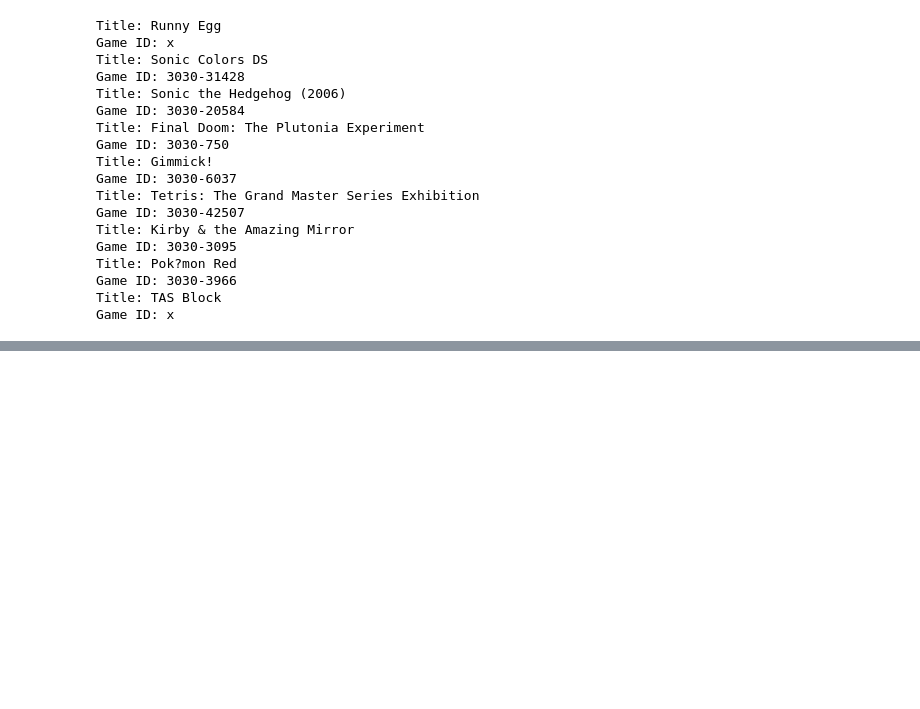
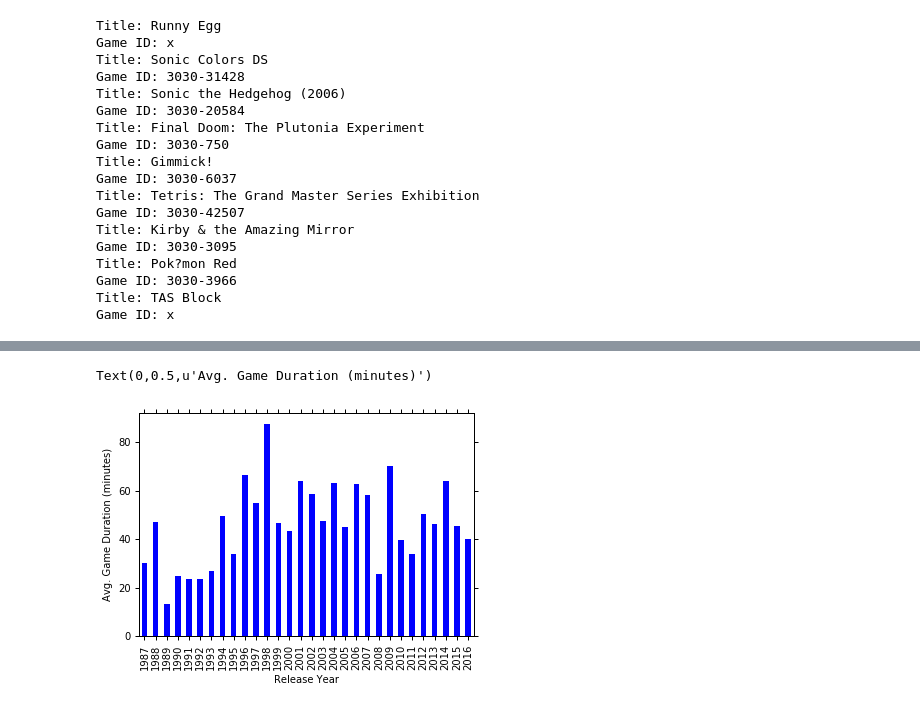
Before and after one commit to bcongdon/Data-Science-Projects, a Jupyter notebook: SGDQ Schedule Analysis.ipynb, the cells around one changed output, grey strips where cells are left out. Cells and saved outputs as stored; diff of their text form; code cells hidden in the pictures; blank space fills up the shorter version.

```diff
--- a/SGDQ Schedule Analysis.ipynb
+++ b/SGDQ Schedule Analysis.ipynb
@@ -155,0 +188,12 @@ dtype: int64
+# %%
+duration_grouped = game_frame.groupby(lambda x: game_frame.ix[x]['release_date'].year)
+duration_by_year = duration_grouped.aggregate(np.sum)['duration'].astype('timedelta64[m]')
+mean_duration_by_year = duration_by_year / duration_grouped.count()['duration']
+ax = mean_duration_by_year.plot(kind='bar')
+xtl = [item.get_text()[:4] for item in ax.get_xticklabels()]
+_=ax.set_xticklabels(xtl)
+plt.xlabel("Release Year")
+plt.ylabel("Avg. Game Duration (minutes)")
+# %% [output]
+Text(0,0.5,u'Avg. Game Duration (minutes)')
+[figure, added]
```
Also changed, not shown: parts of 3 cells of this notebook.
